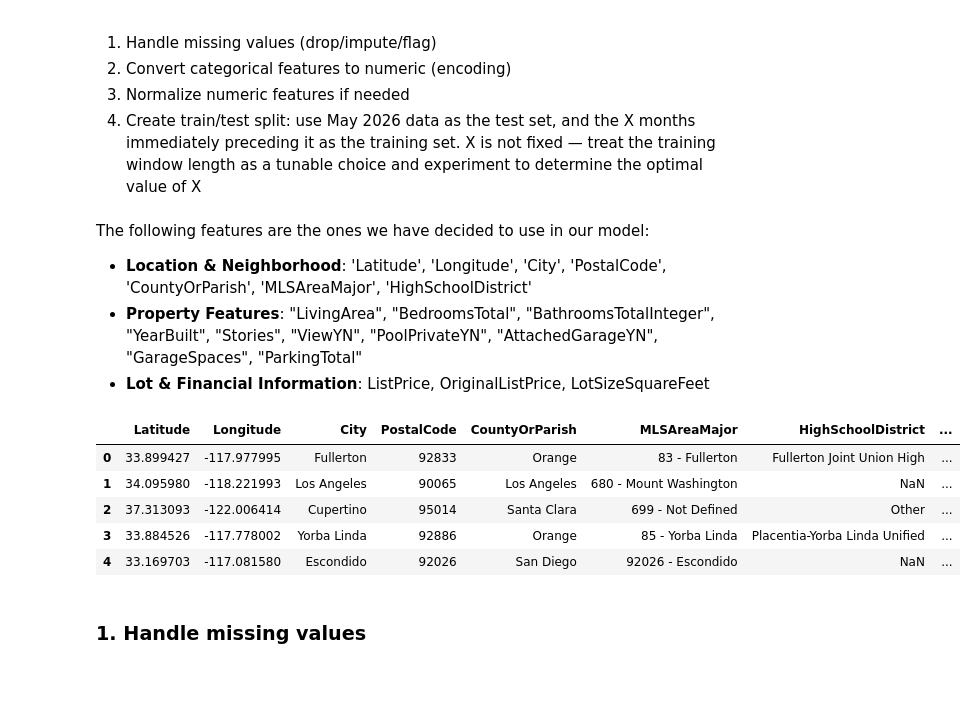
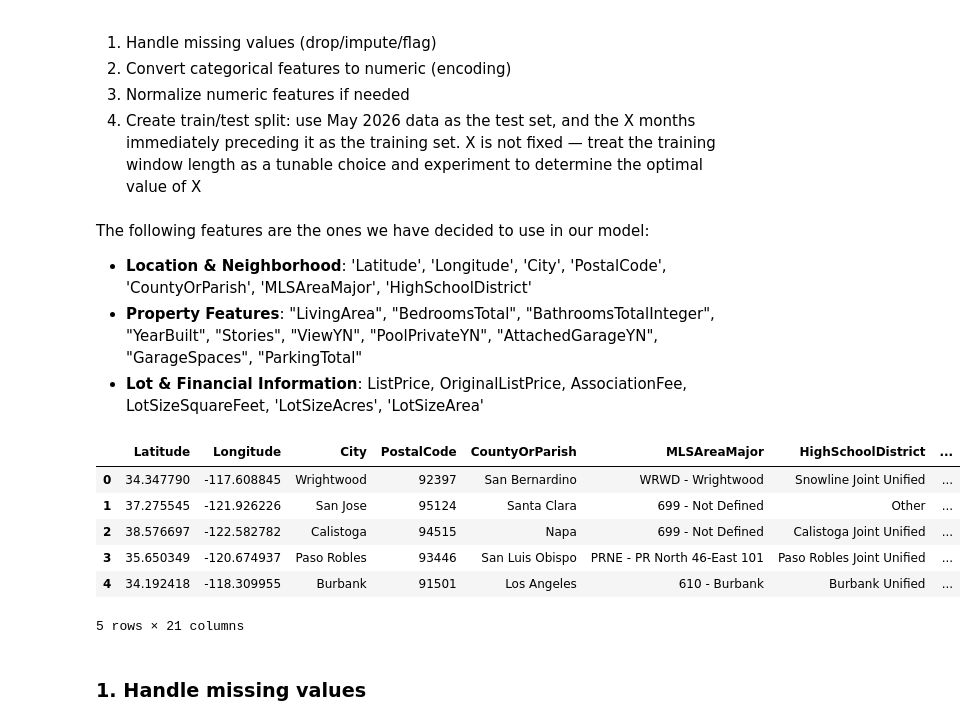
Before and after one commit to alisannec/idx-exchange, a Jupyter notebook: 02_preprocessing.ipynb, the cells around one changed output. Drawn from its saved outputs; the diff is of its cells as text; code cells hidden in the pictures; blank space fills up the shorter version.

Commit message:
finalized preprocessing with new train/val/test split

```diff
--- a/02_preprocessing.ipynb
+++ b/02_preprocessing.ipynb
@@ -11,7 +11,7 @@ the optimal value of X
 The following features are the ones we have decided to use in our model:
 - **Location & Neighborhood**: 'Latitude', 'Longitude', 'City', 'PostalCode', 'CountyOrParish', 'MLSAreaMajor', 'HighSchoolDistrict'
 - **Property Features**: "LivingArea", "BedroomsTotal", "BathroomsTotalInteger", "YearBuilt", "Stories", "ViewYN", "PoolPrivateYN", "AttachedGarageYN", "GarageSpaces", "ParkingTotal"
-- **Lot & Financial Information**: ListPrice, OriginalListPrice, LotSizeSquareFeet
+- **Lot & Financial Information**: ListPrice, OriginalListPrice, AssociationFee, LotSizeSquareFeet, 'LotSizeAcres', 'LotSizeArea'
 # %%
 import pandas as pd
 import numpy as np
@@ -21,19 +20,33 @@ import re
 # %%
-df1 = pd.read_csv('../data/CRMLSSold202505.csv')
-df2 = pd.read_csv('../data/CRMLSSold202506.csv')
-df3 = pd.read_csv('../data/CRMLSSold202507.csv')
-df4 = pd.read_csv('../data/CRMLSSold202508.csv')
-df5 = pd.read_csv('../data/CRMLSSold202509.csv')
-df6 = pd.read_csv('../data/CRMLSSold202510.csv')
-df7 = pd.read_csv('../data/CRMLSSold202511.csv')
-df8 = pd.read_csv('../data/CRMLSSold202512.csv')
-df9 = pd.read_csv('../data/CRMLSSold202601.csv')
-df10 = pd.read_csv('../data/CRMLSSold202602.csv')
-df11 = pd.read_csv('../data/CRMLSSold202603.csv')
-df12 = pd.read_csv('../data/CRMLSSold202604.csv')
-df13 = pd.read_csv('../data/CRMLSSold202605.csv')
+df1 = pd.read_csv('../data/CRMLSSold202411.csv')
+df2 = pd.read_csv('../data/CRMLSSold202412.csv')
+df3 = pd.read_csv('../data/CRMLSSold202501_filled.csv')
+df4 = pd.read_csv('../data/CRMLSSold202502.csv')
+df5 = pd.read_csv('../data/CRMLSSold202503.csv')
+df6 = pd.read_csv('../data/CRMLSSold202504.csv')
+df7 = pd.read_csv('../data/CRMLSSold202505.csv')
+df8 = pd.read_csv('../data/CRMLSSold202506.csv')
+df9 = pd.read_csv('../data/CRMLSSold202507.csv')
+df10 = pd.read_csv('../data/CRMLSSold202508.csv')
+df11 = pd.read_csv('../data/CRMLSSold202509.csv')
+df12 = pd.read_csv('../data/CRMLSSold202510.csv')
+df13 = pd.read_csv('../data/CRMLSSold202511.csv')
+df14 = pd.read_csv('../data/CRMLSSold202512.csv')
+df15 = pd.read_csv('../data/CRMLSSold202601.csv')
+df16 = pd.read_csv('../data/CRMLSSold202602.csv')
+df17 = pd.read_csv('../data/CRMLSSold202603.csv')
+df18 = pd.read_csv('../data/CRMLSSold202604.csv')
+df19 = pd.read_csv('../data/CRMLSSold202605.csv')
 
-df = pd.concat([df1, df2, df3, df4, df5, df6, df7, df8, df9, df10, df11, df12, df13], axis=0, ignore_index=True)
+for df in [df1, df2, df3, df4, df5, df6, df7, df8, df9, df10, df11, df12, df13]:
+    df['train_val_test'] = 'train'
+for df in [df14, df15, df16]:
+    df['train_val_test'] = 'validation'
+for df in [df17, df18, df19]:
+    df['train_val_test'] = 'test'
+
+df = pd.concat([df1, df2, df3, df4, df5, df6, df7, df8, df9, df10, df11, df12, df13, df14, df15, df16,
+                df17, df18, df19], axis=0, ignore_index=True)
 df = df.drop(['ListPrice', 'OriginalListPrice'], axis=1) # note: drop ListPrice and OriginalListPrice?
 
 # Restricting analysis according to Project Document
@@ -42,18 +55,20 @@ df = df[df['PropertySubType'] == 'SingleFamilyResidence']
 # %%
 features = ['Latitude', 'Longitude', 'City', 'PostalCode', 'CountyOrParish', 'MLSAreaMajor', 'HighSchoolDistrict',
             "LivingArea", "BedroomsTotal", "BathroomsTotalInteger", "YearBuilt", "Stories", "ViewYN", "PoolPrivateYN", "AttachedGarageYN",
-            "GarageSpaces", "ParkingTotal", 'LotSizeSquareFeet', 'ClosePrice']
+            "GarageSpaces", "ParkingTotal", 'AssociationFee', 'LotSizeSquareFeet', 'ClosePrice', 'train_val_test']
+# removed LotSizeArea and LotSizeAcres for redundancy with LotSizeSquareFeet
 
 df = df[features]
 df = df.reset_index().drop('index', axis=1)
 df.head()
 # %% [output]
 |  | Latitude | Longitude | City | PostalCode | CountyOrParish | MLSAreaMajor | HighSchoolDistrict | ... |
-| 0 | 33.899427 | -117.977995 | Fullerton | 92833 | Orange | 83 - Fullerton | Fullerton Joint Union High | ... |
-| 1 | 34.095980 | -118.221993 | Los Angeles | 90065 | Los Angeles | 680 - Mount Washington | NaN | ... |
-| 2 | 37.313093 | -122.006414 | Cupertino | 95014 | Santa Clara | 699 - Not Defined | Other | ... |
-| 3 | 33.884526 | -117.778002 | Yorba Linda | 92886 | Orange | 85 - Yorba Linda | Placentia-Yorba Linda Unified | ... |
-| 4 | 33.169703 | -117.081580 | Escondido | 92026 | San Diego | 92026 - Escondido | NaN | ... |
+| 0 | 34.347790 | -117.608845 | Wrightwood | 92397 | San Bernardino | WRWD - Wrightwood | Snowline Joint Unified | ... |
+| 1 | 37.275545 | -121.926226 | San Jose | 95124 | Santa Clara | 699 - Not Defined | Other | ... |
+| 2 | 38.576697 | -122.582782 | Calistoga | 94515 | Napa | 699 - Not Defined | Calistoga Joint Unified | ... |
+| 3 | 35.650349 | -120.674937 | Paso Robles | 93446 | San Luis Obispo | PRNE - PR North 46-East 101 | Paso Robles Joint Unified | ... |
+| 4 | 34.192418 | -118.309955 | Burbank | 91501 | Los Angeles | 610 - Burbank | Burbank Unified | ... |
+5 rows × 21 columns
 # %% [markdown]
 ### 1. Handle missing values
 # %%
```
Also changed, not shown: parts of 18 cells of this notebook, 1 other file.
